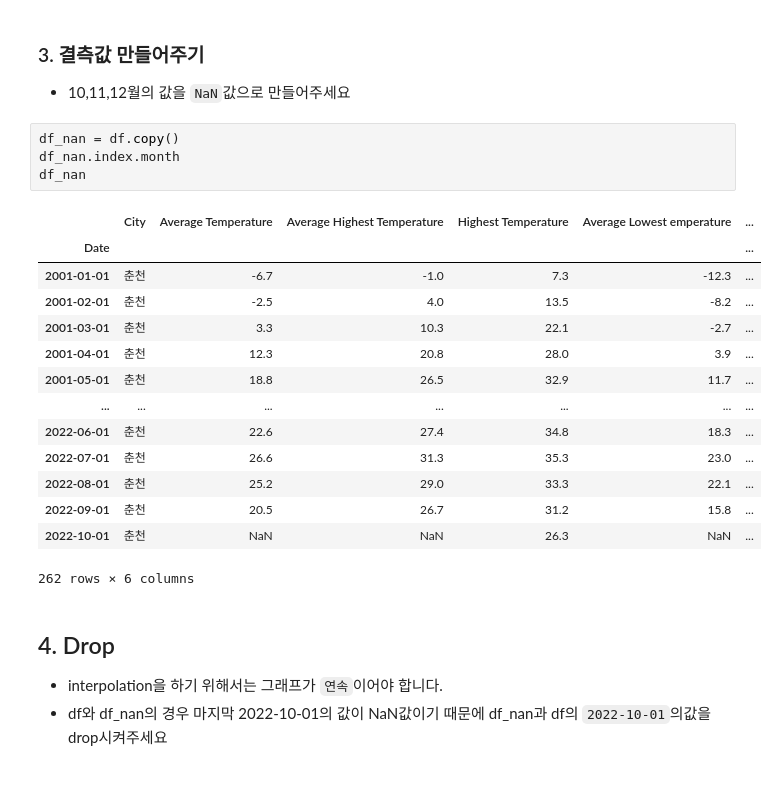
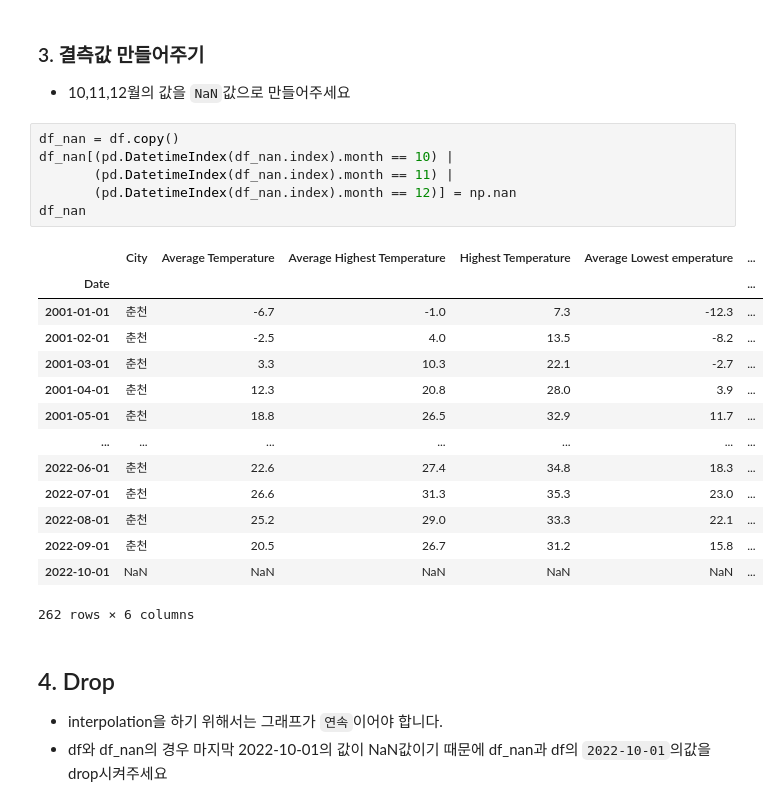
Before and after one commit to akwoals/DAP, a Jupyter notebook: Lecture_7.ipynb, the cells around one changed output. Cells and saved outputs as stored; diff of their text form.

```diff
--- a/Lecture_7.ipynb
+++ b/Lecture_7.ipynb
@@ -238,25 +238,27 @@ plt.show()
 # %% [markdown]
 ### 3. 결측값 만들어주기
 - 10,11,12월의 값을 `NaN`값으로 만들어주세요
-# %%
-df_nan = df.copy()
-df_nan.index.month
-df_nan
-# %% [output]
-|  | City | Average Temperature | Average Highest Temperature | Highest Temperature | Average Lowest emperature | ... |
-| Date |  |  |  |  |  | ... |
-| 2001-01-01 | 춘천 | -6.7 | -1.0 | 7.3 | -12.3 | ... |
-| 2001-02-01 | 춘천 | -2.5 | 4.0 | 13.5 | -8.2 | ... |
-| 2001-03-01 | 춘천 | 3.3 | 10.3 | 22.1 | -2.7 | ... |
-| 2001-04-01 | 춘천 | 12.3 | 20.8 | 28.0 | 3.9 | ... |
-| 2001-05-01 | 춘천 | 18.8 | 26.5 | 32.9 | 11.7 | ... |
-| ... | ... | ... | ... | ... | ... | ... |
-| 2022-06-01 | 춘천 | 22.6 | 27.4 | 34.8 | 18.3 | ... |
-| 2022-07-01 | 춘천 | 26.6 | 31.3 | 35.3 | 23.0 | ... |
-| 2022-08-01 | 춘천 | 25.2 | 29.0 | 33.3 | 22.1 | ... |
-| 2022-09-01 | 춘천 | 20.5 | 26.7 | 31.2 | 15.8 | ... |
-| 2022-10-01 | 춘천 | NaN | NaN | 26.3 | NaN | ... |
-262 rows × 6 columns
+# %%
+df_nan = df.copy()
+df_nan[(pd.DatetimeIndex(df_nan.index).month == 10) |
+       (pd.DatetimeIndex(df_nan.index).month == 11) |
+       (pd.DatetimeIndex(df_nan.index).month == 12)] = np.nan
+df_nan
+# %% [output]
+|  | City | Average Temperature | Average Highest Temperature | Highest Temperature | Average Lowest emperature | ... |
+| Date |  |  |  |  |  | ... |
+| 2001-01-01 | 춘천 | -6.7 | -1.0 | 7.3 | -12.3 | ... |
+| 2001-02-01 | 춘천 | -2.5 | 4.0 | 13.5 | -8.2 | ... |
+| 2001-03-01 | 춘천 | 3.3 | 10.3 | 22.1 | -2.7 | ... |
+| 2001-04-01 | 춘천 | 12.3 | 20.8 | 28.0 | 3.9 | ... |
+| 2001-05-01 | 춘천 | 18.8 | 26.5 | 32.9 | 11.7 | ... |
+| ... | ... | ... | ... | ... | ... | ... |
+| 2022-06-01 | 춘천 | 22.6 | 27.4 | 34.8 | 18.3 | ... |
+| 2022-07-01 | 춘천 | 26.6 | 31.3 | 35.3 | 23.0 | ... |
+| 2022-08-01 | 춘천 | 25.2 | 29.0 | 33.3 | 22.1 | ... |
+| 2022-09-01 | 춘천 | 20.5 | 26.7 | 31.2 | 15.8 | ... |
+| 2022-10-01 | NaN | NaN | NaN | NaN | NaN | ... |
+262 rows × 6 columns
 # %% [markdown]
 ## 4. Drop
 
```
Also changed, not shown: parts of 2 cells of this notebook.
